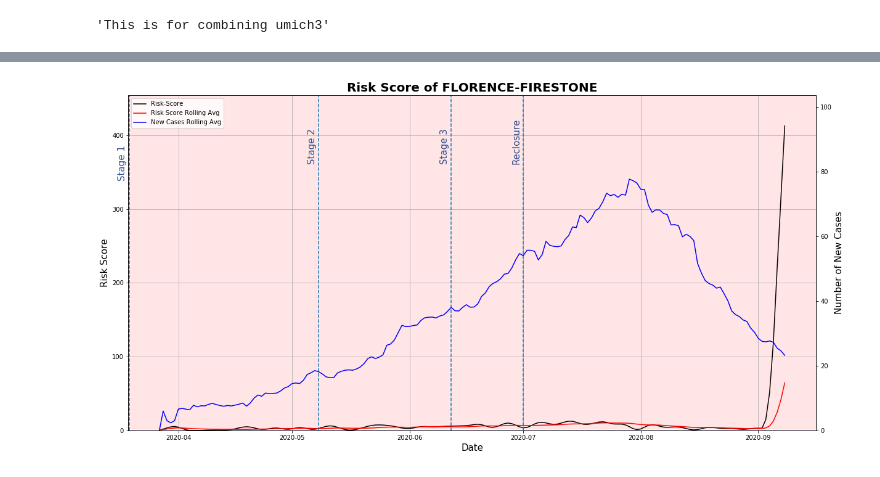
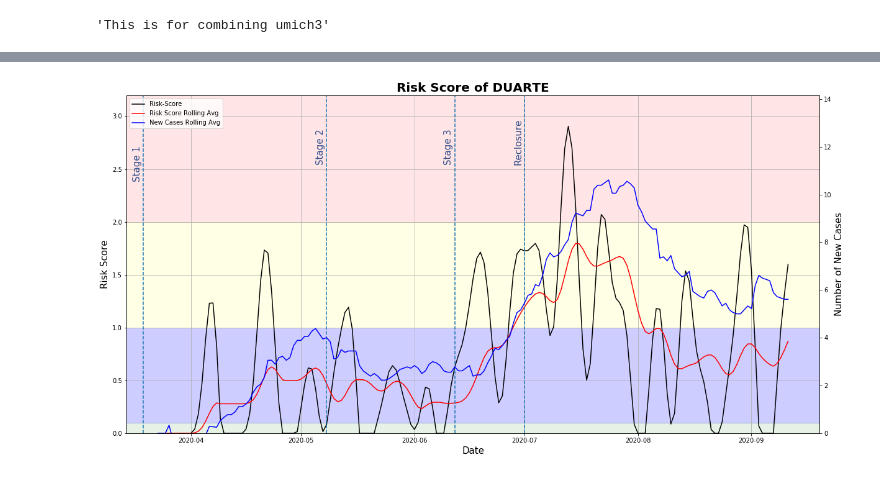
Before and after one commit to kwonkh0424/Covid_19_Challenge, a Jupyter notebook: risk_score_trend/software/Covid-19 Risk Score Trend - Updated.ipynb, the cells around one changed output, grey strips where cells are left out. Drawn from its saved outputs; the diff is of its cells as text; code cells hidden in the pictures.

```diff
--- a/risk_score_trend/software/Covid-19 Risk Score Trend - Updated.ipynb
+++ b/risk_score_trend/software/Covid-19 Risk Score Trend - Updated.ipynb
@@ -448,7 +432,7 @@ plot_rs('BOYLE HEIGHTS',18,'')
 # %%
-plot_rs('FLORENCE-FIRESTONE',18,'')
+plot_rs('DUARTE',18,'')
 # %% [output]
-[figure, old version]
+[figure, new version]
 # %%
 # This function calculates trend of the Risk-Score at the most current data and ranks them.
 # Input:  No Inputs Needed. The function takes 18 days rolling average difference of each regions.
```
Also changed, not shown: parts of 17 cells of this notebook, 5 other files.
